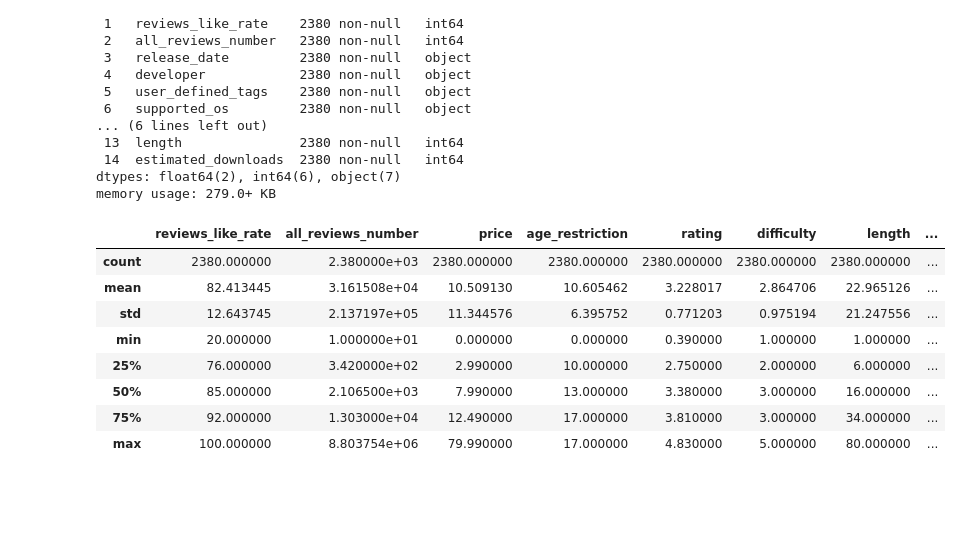
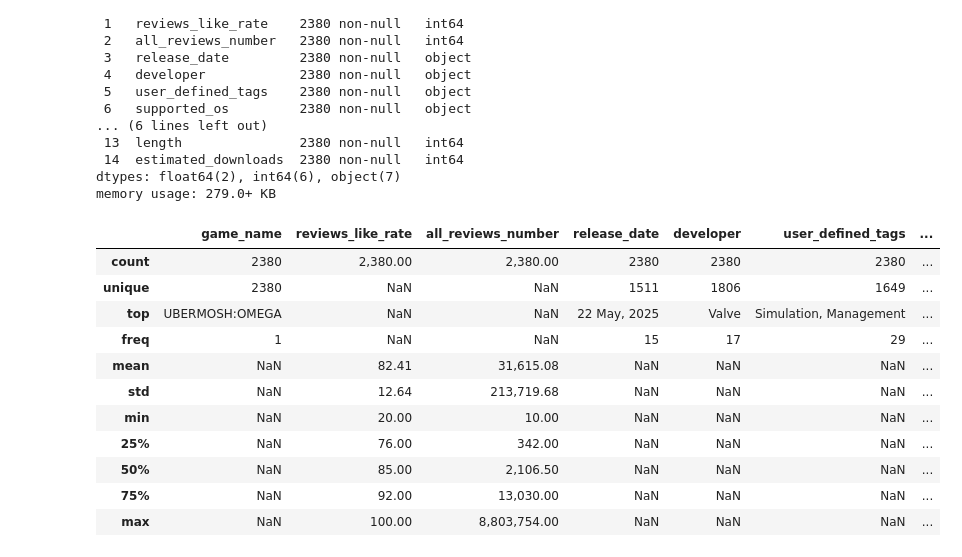
Before and after one commit to nuwanwixx/MDSAI25_ADM_MiniProject, a Jupyter notebook: besSelling_steam_games_analysis.ipynb, the cells around one changed output. Saved outputs shown, nothing was run; the diff lists cells and outputs as text; code cells hidden in the pictures; blank space fills up the shorter version.

```diff
--- a/besSelling_steam_games_analysis.ipynb
+++ b/besSelling_steam_games_analysis.ipynb
@@ -40,14 +40,18 @@ Data columns (total 15 columns):
 dtypes: float64(2), int64(6), object(7)
 memory usage: 279.0+ KB
 # %%
-df.describe()
+pd.options.display.float_format = '{:,.2f}'.format
+df.describe(include='all')
 # %% [output]
-|  | reviews_like_rate | all_reviews_number | price | age_restriction | rating | difficulty | length | ... |
-| count | 2380.000000 | 2.380000e+03 | 2380.000000 | 2380.000000 | 2380.000000 | 2380.000000 | 2380.000000 | ... |
-| mean | 82.413445 | 3.161508e+04 | 10.509130 | 10.605462 | 3.228017 | 2.864706 | 22.965126 | ... |
-| std | 12.643745 | 2.137197e+05 | 11.344576 | 6.395752 | 0.771203 | 0.975194 | 21.247556 | ... |
-| min | 20.000000 | 1.000000e+01 | 0.000000 | 0.000000 | 0.390000 | 1.000000 | 1.000000 | ... |
-| 25% | 76.000000 | 3.420000e+02 | 2.990000 | 10.000000 | 2.750000 | 2.000000 | 6.000000 | ... |
-| 50% | 85.000000 | 2.106500e+03 | 7.990000 | 13.000000 | 3.380000 | 3.000000 | 16.000000 | ... |
-| 75% | 92.000000 | 1.303000e+04 | 12.490000 | 17.000000 | 3.810000 | 3.000000 | 34.000000 | ... |
-| max | 100.000000 | 8.803754e+06 | 79.990000 | 17.000000 | 4.830000 | 5.000000 | 80.000000 | ... |
+|  | game_name | reviews_like_rate | all_reviews_number | release_date | developer | user_defined_tags | ... |
+| count | 2380 | 2,380.00 | 2,380.00 | 2380 | 2380 | 2380 | ... |
+| unique | 2380 | NaN | NaN | 1511 | 1806 | 1649 | ... |
+| top | UBERMOSH:OMEGA | NaN | NaN | 22 May, 2025 | Valve | Simulation, Management | ... |
+| freq | 1 | NaN | NaN | 15 | 17 | 29 | ... |
+| mean | NaN | 82.41 | 31,615.08 | NaN | NaN | NaN | ... |
+| std | NaN | 12.64 | 213,719.68 | NaN | NaN | NaN | ... |
+| min | NaN | 20.00 | 10.00 | NaN | NaN | NaN | ... |
+| 25% | NaN | 76.00 | 342.00 | NaN | NaN | NaN | ... |
+| 50% | NaN | 85.00 | 2,106.50 | NaN | NaN | NaN | ... |
+| 75% | NaN | 92.00 | 13,030.00 | NaN | NaN | NaN | ... |
+| max | NaN | 100.00 | 8,803,754.00 | NaN | NaN | NaN | ... |
```
Also changed, not shown: parts of 13 cells of this notebook.
